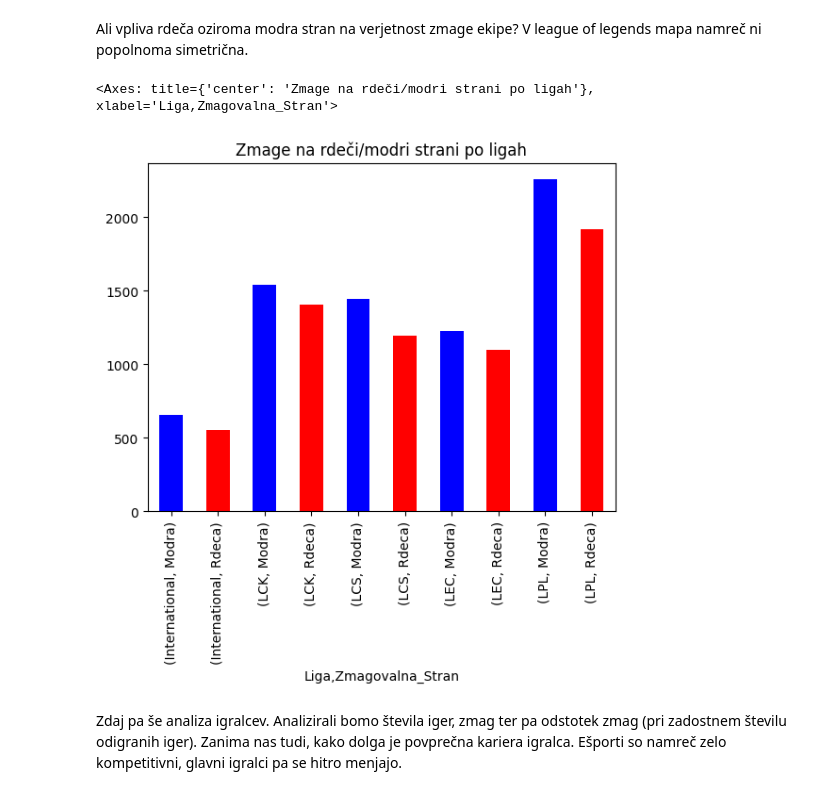
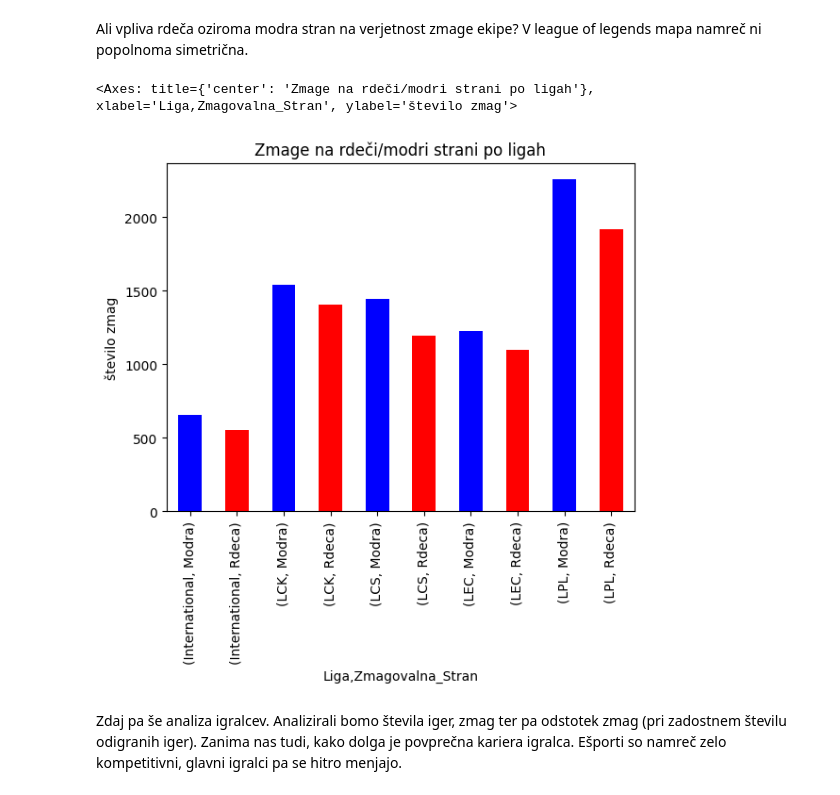
Before and after one commit to matijaderganc/League-of-Legends-Esports-Analysis, a Jupyter notebook: analiza.ipynb, the cells around one changed output. Drawn from its saved outputs; the diff is of its cells as text; code cells hidden in the pictures.

```diff
--- a/analiza.ipynb
+++ b/analiza.ipynb
@@ -298,10 +299,11 @@ Ali vpliva rdeča oziroma modra stran na verjetnost zmage ekipe? V league of leg
 # %%
 igre['Zmagovalna_Stran'] = igre.apply(lambda vrstica : 'Modra' if vrstica['Zmagovalec'] == vrstica['Modra_Stran'] else 'Rdeca', axis = 1)
 rdeca_modra = igre.groupby(['Liga', 'Zmagovalna_Stran']).size()
-rdeca_modra.plot.bar(title = 'Zmage na rdeči/modri strani po ligah', color = ['blue', 'red'])
+rdeca_modra.plot.bar(ylabel = 'število zmag', title = 'Zmage na rdeči/modri strani po ligah', color = ['blue', 'red'])
+#vidimo, da je modra stran bolj uspešna
 # %% [output]
-<Axes: title={'center': 'Zmage na rdeči/modri strani po ligah'}, xlabel='Liga,Zmagovalna_Stran'>
+<Axes: title={'center': 'Zmage na rdeči/modri strani po ligah'}, xlabel='Liga,Zmagovalna_Stran', ylabel='število zmag'>
-[figure, old version]
+[figure, new version]
 # %% [markdown]
 Zdaj pa še analiza igralcev. Analizirali bomo števila iger, zmag ter pa odstotek zmag (pri zadostnem številu odigranih iger). Zanima nas tudi, kako dolga je povprečna kariera igralca. Ešporti so namreč zelo kompetitivni, glavni igralci pa se hitro menjajo.
 # %%
```
Also changed, not shown: parts of 8 cells of this notebook, 2 other files.
